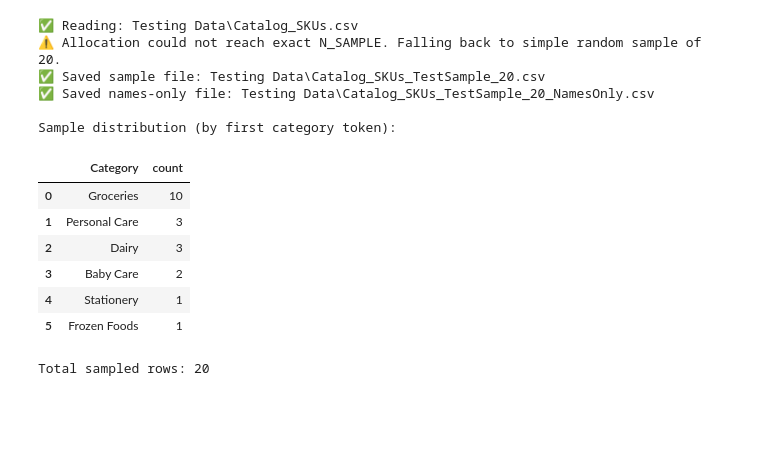
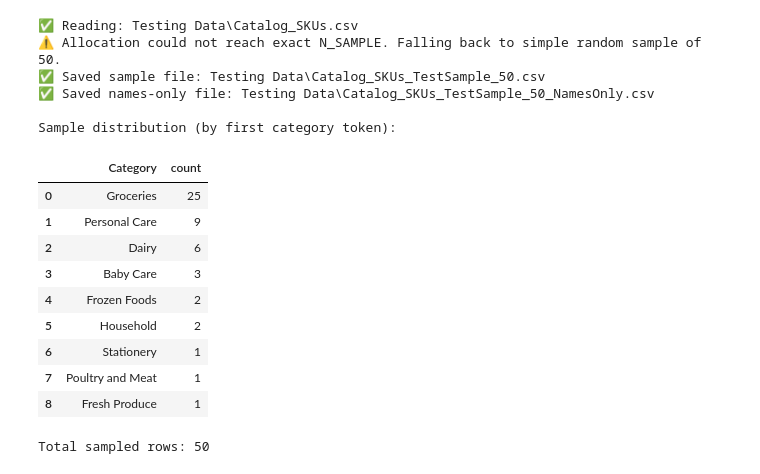
Before and after one commit to Horashio1/Streamlit_SKU_tagging, a Jupyter notebook: testing.ipynb, the cells around one changed output. Drawn from its saved outputs; the diff is of its cells as text; code cells hidden in the pictures; blank space fills up the shorter version.

```diff
--- a/testing.ipynb
+++ b/testing.ipynb
@@ -210,7 +210,7 @@ import numpy as np
 # =========================
 # CONFIG (edit these)
 # =========================
-N_SAMPLE = 20                 # total number of SKU rows you want in the test sample
+N_SAMPLE = 50                 # total number of SKU rows you want in the test sample
 RANDOM_SEED = 42               # reproducible randomness
 MIN_PER_CATEGORY = 1           # ensure at least this many rows per category (if possible)
 MAX_PER_CATEGORY = None        # optionally cap rows per category (e.g., 200). Keep None to disable.
@@ -392,40 +392,43 @@ else:
 
 # =========================
 # SAVE OUTPUT FILES
 # =========================
 out_dir = os.path.dirname(input_path) or "."
 sample_csv_path = os.path.join(out_dir, f"Catalog_SKUs_TestSample_{N_SAMPLE}.csv")
 names_csv_path = os.path.join(out_dir, f"Catalog_SKUs_TestSample_{N_SAMPLE}_NamesOnly.csv")
 
 sampled_df.to_csv(sample_csv_path, index=False, encoding="utf-8")
 
 # Names-only file (one column: Name)
 sampled_df[[NAME_COL]].to_csv(names_csv_path, index=False, encoding="utf-8")
 
 print("✅ Saved sample file:", sample_csv_path)
 print("✅ Saved names-only file:", names_csv_path)
 
 # =========================
 # QUICK DISTRIBUTION CHECK
 # =========================
 dist = sampled_df[CATEGORY_COL].astype("string").fillna("").str.split(r"\s*[,|/]\s*", regex=True).str[0].str.strip()
 dist = dist.value_counts().rename_axis("Category").reset_index(name="count")
 
 print("\nSample distribution (by first category token):")
 display(dist.head(30))
 print(f"\nTotal sampled rows: {len(sampled_df)}")
 # %% [output]
 ✅ Reading: Testing Data\Catalog_SKUs.csv
-⚠️ Allocation could not reach exact N_SAMPLE. Falling back to simple random sample of 20.
-✅ Saved sample file: Testing Data\Catalog_SKUs_TestSample_20.csv
-✅ Saved names-only file: Testing Data\Catalog_SKUs_TestSample_20_NamesOnly.csv
+⚠️ Allocation could not reach exact N_SAMPLE. Falling back to simple random sample of 50.
+✅ Saved sample file: Testing Data\Catalog_SKUs_TestSample_50.csv
+✅ Saved names-only file: Testing Data\Catalog_SKUs_TestSample_50_NamesOnly.csv
 
 Sample distribution (by first category token):
 |  | Category | count |
-| 0 | Groceries | 10 |
-| 1 | Personal Care | 3 |
-| 2 | Dairy | 3 |
-| 3 | Baby Care | 2 |
-| 4 | Stationery | 1 |
-| 5 | Frozen Foods | 1 |
+| 0 | Groceries | 25 |
+| 1 | Personal Care | 9 |
+| 2 | Dairy | 6 |
+| 3 | Baby Care | 3 |
+| 4 | Frozen Foods | 2 |
+| 5 | Household | 2 |
+| 6 | Stationery | 1 |
+| 7 | Poultry and Meat | 1 |
+| 8 | Fresh Produce | 1 |
-Total sampled rows: 20
+Total sampled rows: 50
```
Also changed, not shown: parts of 15 cells of this notebook, 21 other files.
